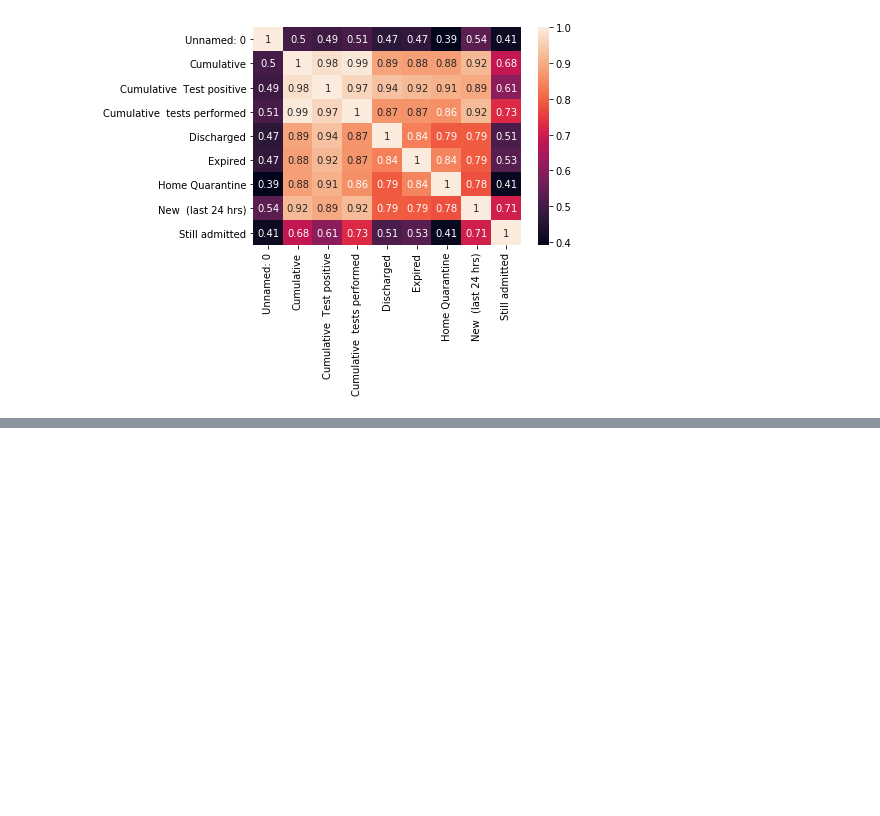
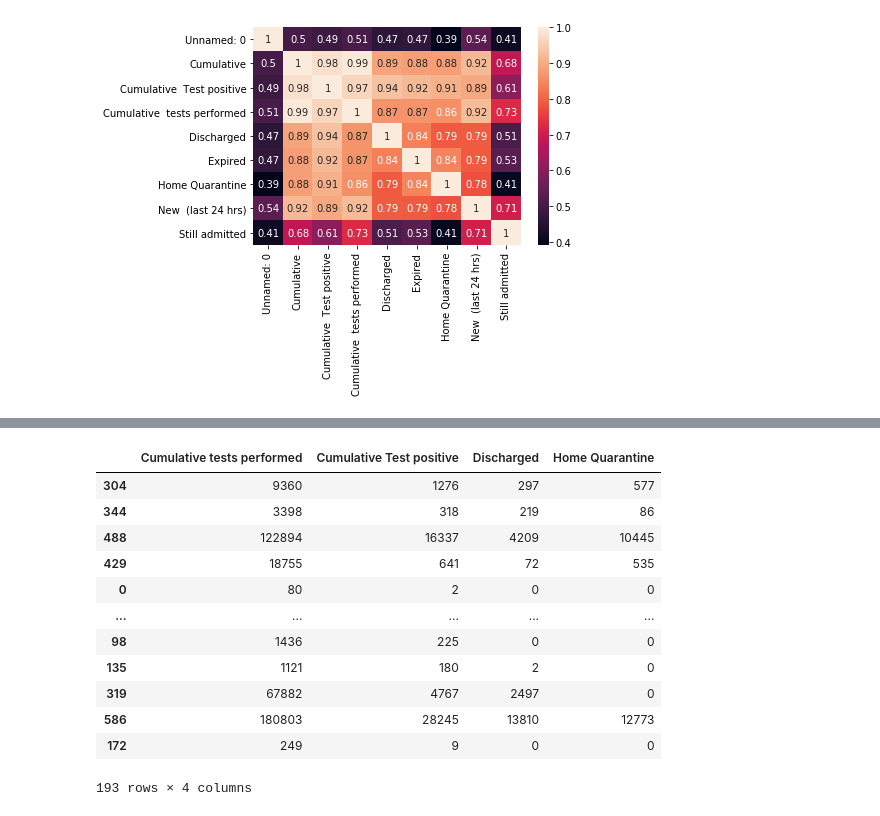
Before and after one commit to Moiz-Asad/PBD-Project, a Jupyter notebook: Covid 19.ipynb, the cells around one changed output, grey strips where cells are left out. Saved outputs shown, nothing was run; the diff lists cells and outputs as text; code cells hidden in the pictures; blank space fills up the shorter version.

```diff
--- a/Covid 19.ipynb
+++ b/Covid 19.ipynb
@@ -148,0 +169,16 @@ sns.heatmap(data.corr(),annot=True)
+# %%
+x_test
+# %% [output]
+|  | Cumulative tests performed | Cumulative Test positive | Discharged | Home Quarantine |
+| 304 | 9360 | 1276 | 297 | 577 |
+| 344 | 3398 | 318 | 219 | 86 |
+| 488 | 122894 | 16337 | 4209 | 10445 |
+| 429 | 18755 | 641 | 72 | 535 |
+| 0 | 80 | 2 | 0 | 0 |
+| ... | ... | ... | ... | ... |
+| 98 | 1436 | 225 | 0 | 0 |
+| 135 | 1121 | 180 | 2 | 0 |
+| 319 | 67882 | 4767 | 2497 | 0 |
+| 586 | 180803 | 28245 | 13810 | 12773 |
+| 172 | 249 | 9 | 0 | 0 |
+193 rows × 4 columns
```
Also changed, not shown: parts of 7 cells of this notebook.
